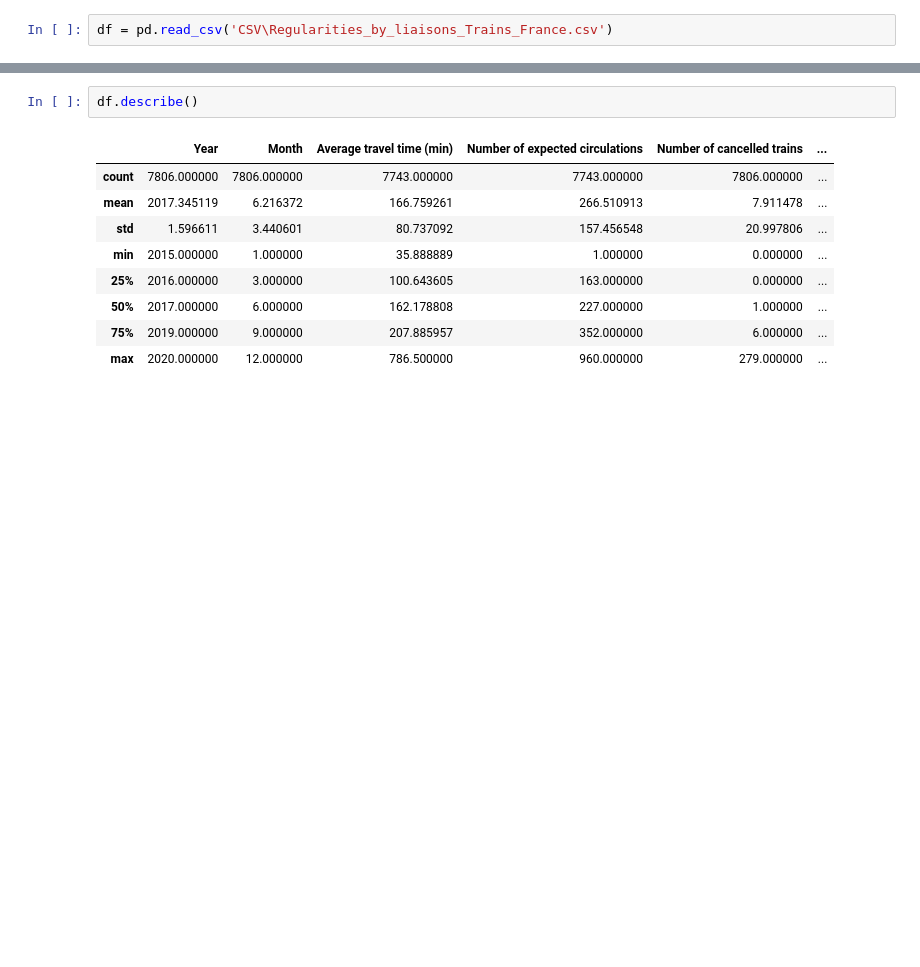
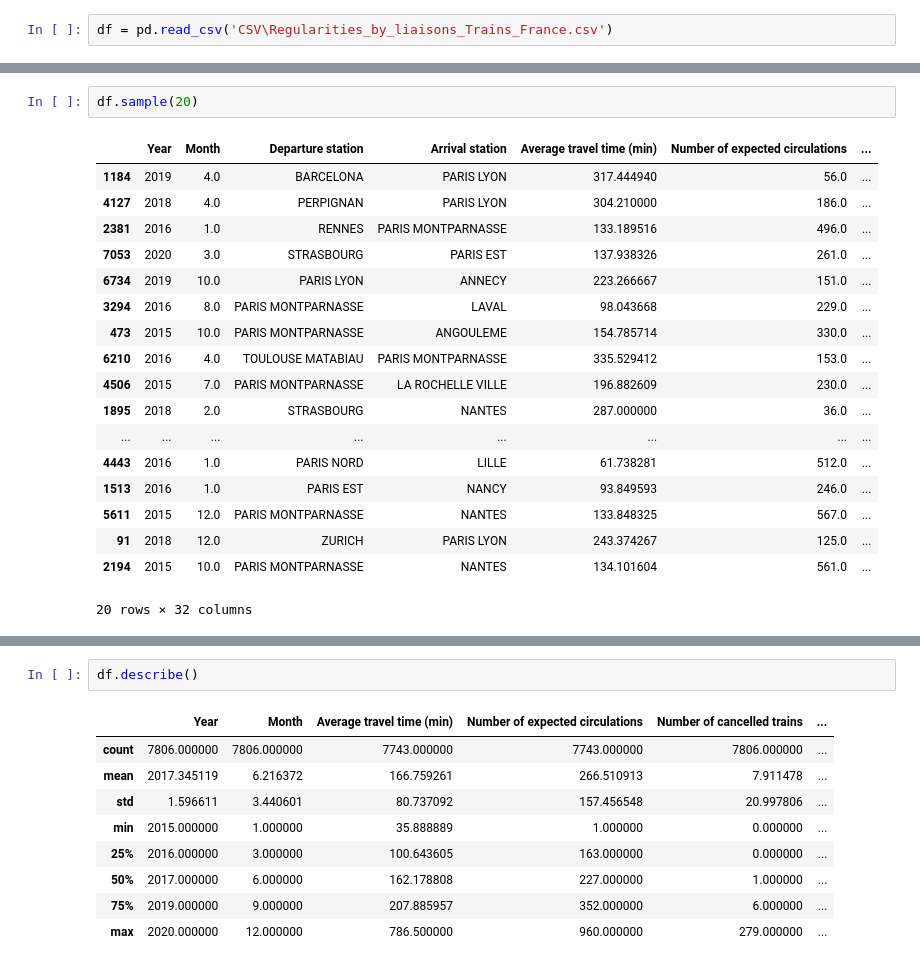
Before and after one commit to infoshareacademy/grupa_BKMMZ, a Jupyter notebook: Python_Project/Trains_Project.ipynb, the cells around one changed output, grey strips where cells are left out. Drawn from its saved outputs; the diff is of its cells as text; blank space fills up the shorter version.

```diff
--- a/Python_Project/Trains_Project.ipynb
+++ b/Python_Project/Trains_Project.ipynb
@@ -15,3 +25,24 @@ df = pd.read_csv('CSV\Regularities_by_liaisons_Trains_France.csv')
+# %%
+df.sample(20)
+# %% [output]
+|  | Year | Month | Departure station | Arrival station | Average travel time (min) | Number of expected circulations | ... |
+| 1184 | 2019 | 4.0 | BARCELONA | PARIS LYON | 317.444940 | 56.0 | ... |
+| 4127 | 2018 | 4.0 | PERPIGNAN | PARIS LYON | 304.210000 | 186.0 | ... |
+| 2381 | 2016 | 1.0 | RENNES | PARIS MONTPARNASSE | 133.189516 | 496.0 | ... |
+| 7053 | 2020 | 3.0 | STRASBOURG | PARIS EST | 137.938326 | 261.0 | ... |
+| 6734 | 2019 | 10.0 | PARIS LYON | ANNECY | 223.266667 | 151.0 | ... |
+| 3294 | 2016 | 8.0 | PARIS MONTPARNASSE | LAVAL | 98.043668 | 229.0 | ... |
+| 473 | 2015 | 10.0 | PARIS MONTPARNASSE | ANGOULEME | 154.785714 | 330.0 | ... |
+| 6210 | 2016 | 4.0 | TOULOUSE MATABIAU | PARIS MONTPARNASSE | 335.529412 | 153.0 | ... |
+| 4506 | 2015 | 7.0 | PARIS MONTPARNASSE | LA ROCHELLE VILLE | 196.882609 | 230.0 | ... |
+| 1895 | 2018 | 2.0 | STRASBOURG | NANTES | 287.000000 | 36.0 | ... |
+| ... | ... | ... | ... | ... | ... | ... | ... |
+| 4443 | 2016 | 1.0 | PARIS NORD | LILLE | 61.738281 | 512.0 | ... |
+| 1513 | 2016 | 1.0 | PARIS EST | NANCY | 93.849593 | 246.0 | ... |
+| 5611 | 2015 | 12.0 | PARIS MONTPARNASSE | NANTES | 133.848325 | 567.0 | ... |
+| 91 | 2018 | 12.0 | ZURICH | PARIS LYON | 243.374267 | 125.0 | ... |
+| 2194 | 2015 | 10.0 | PARIS MONTPARNASSE | NANTES | 134.101604 | 561.0 | ... |
+20 rows × 32 columns
 # %%
 dc.stats(df)
 # %% [output]
```
Also changed, not shown: parts of 29 cells of this notebook, 1 other file.
